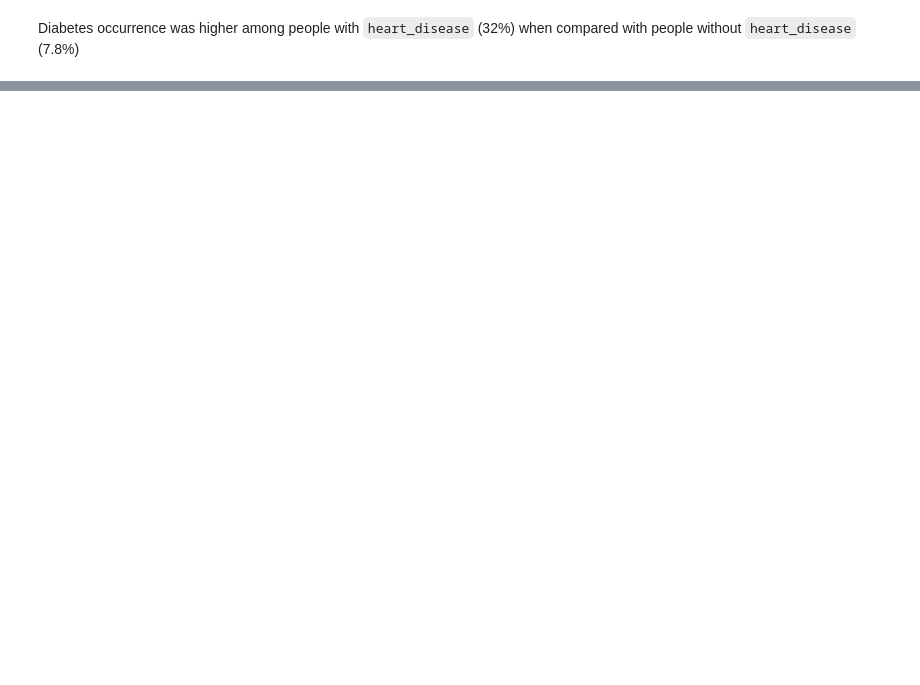
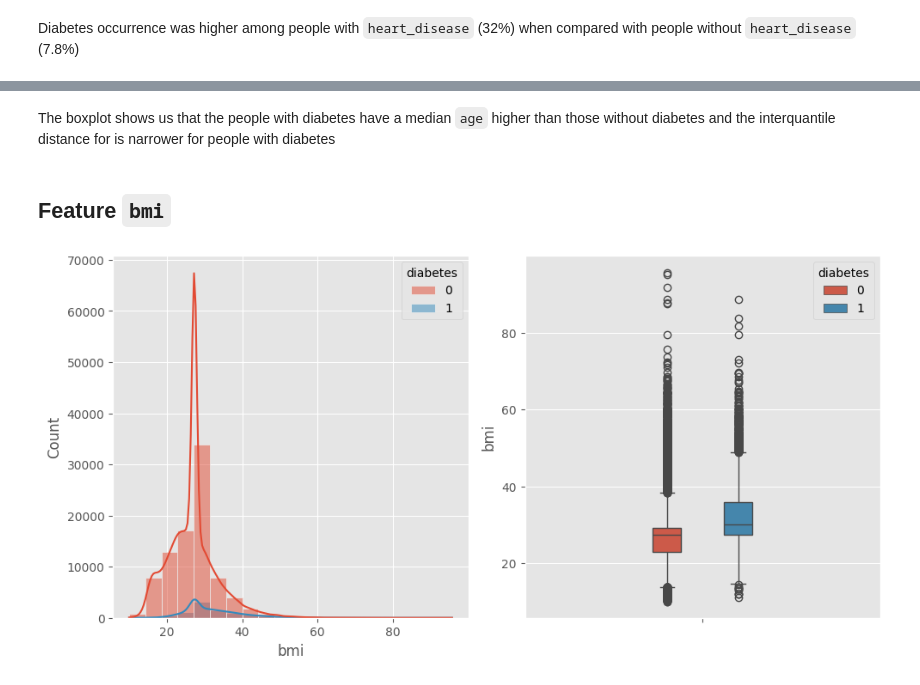
Before and after one commit to andreprovensi/diabetes_machine_learning_app, a Jupyter notebook: diabetes_notebook.ipynb, the cells around one changed output, grey strips where cells are left out. Cells and saved outputs as stored; diff of their text form; code cells hidden in the pictures; blank space fills up the shorter version.

```diff
--- a/diabetes_notebook.ipynb
+++ b/diabetes_notebook.ipynb
@@ -265,0 +329,13 @@ df[['heart_disease','diabetes']].groupby(by='heart_disease').agg(['mean','count'
+# %% [markdown]
+<div>The boxplot shows us that the people with diabetes have a median <code>age</code> higher than those without diabetes and the interquantile distance for is narrower for people with diabetes</div>
+# %% [markdown]
+<h2>Feature <code>bmi</code></h2>
+# %%
+# Plotting bmi distribution
+fig, ax = plt.subplots(figsize=(10,5),nrows=1, ncols=2)
+sns.histplot(data=df,x='bmi', hue='diabetes',ax=ax[0],kde=True,bins=20)
+sns.boxplot(data=df, y='bmi', hue='diabetes', ax=ax[1], width=0.4, gap=0.6)
+plt.tight_layout()
+plt.show()
+# %% [output]
+[figure, added]
```
Also changed, not shown: parts of 23 cells of this notebook.
